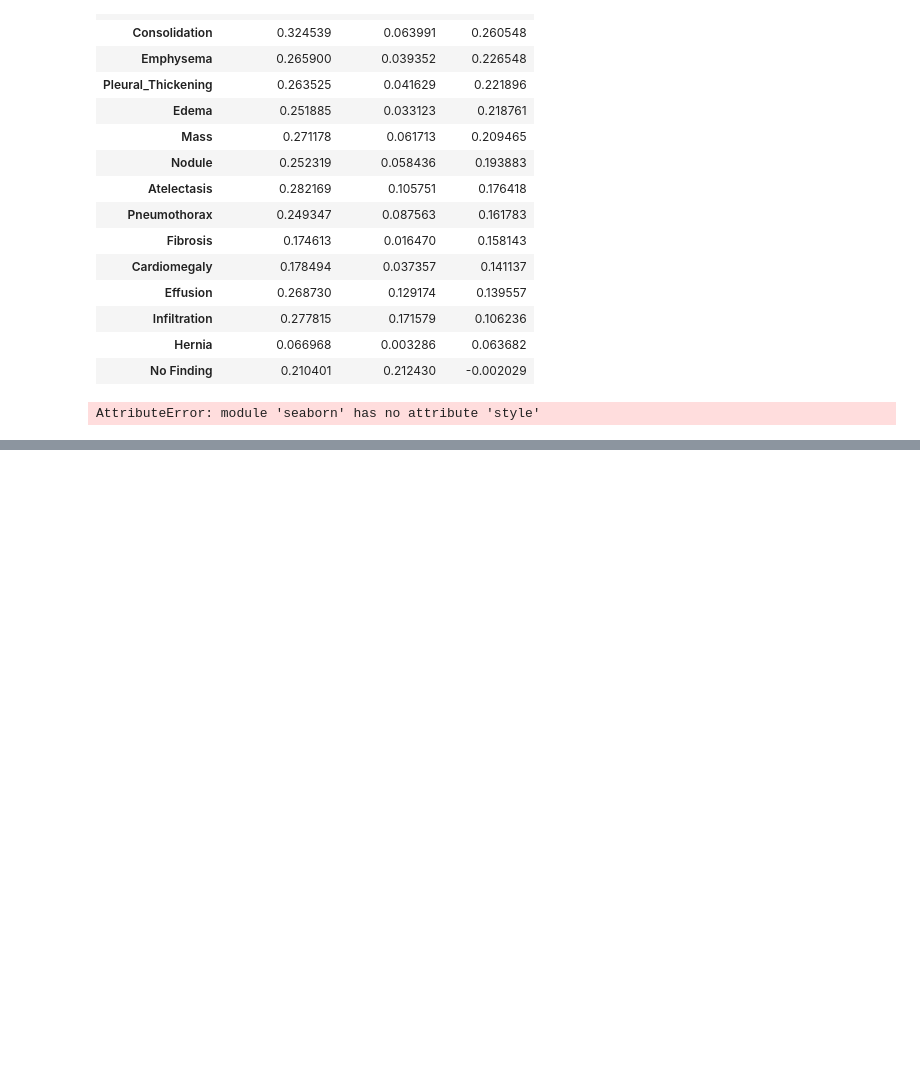
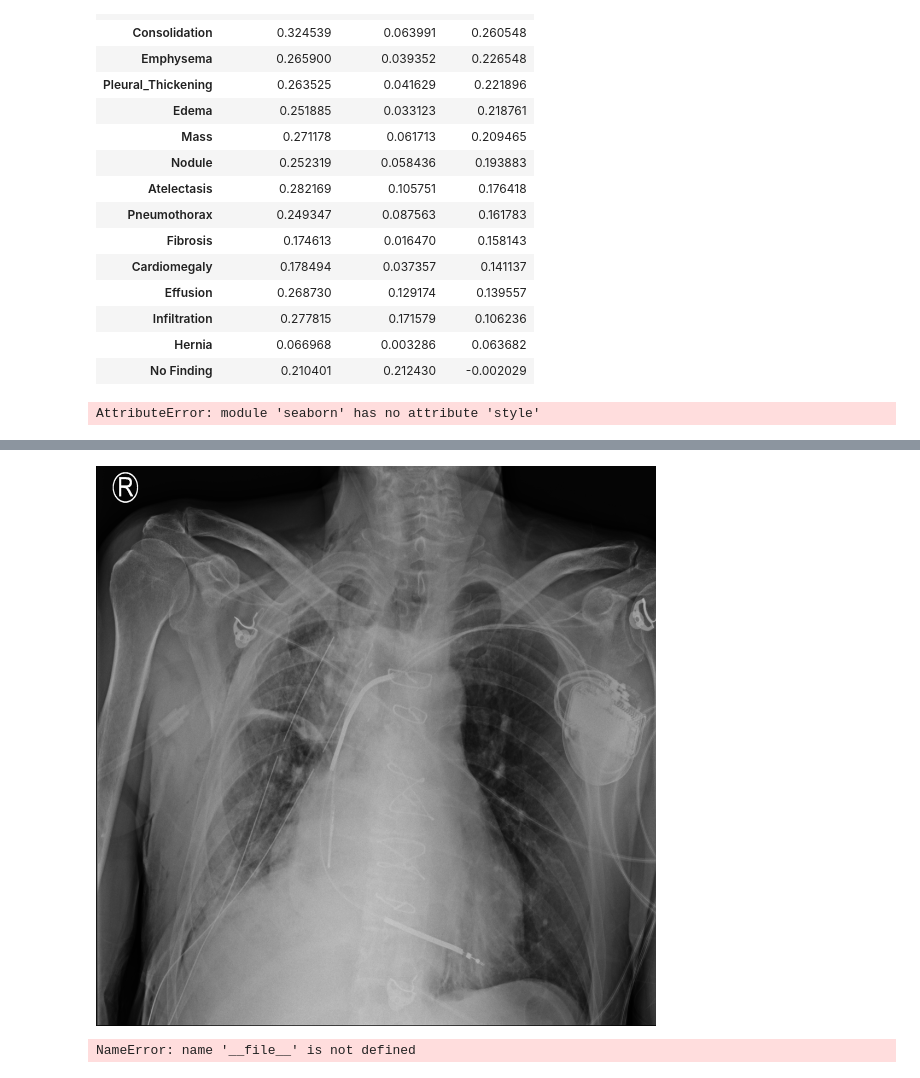
Before and after one commit to foxojs/nih_cxr_project, a Jupyter notebook: vit_pretrained_fine_tune/evaluation.ipynb, the cells around one changed output, grey strips where cells are left out. Cells and saved outputs as stored; diff of their text form; code cells hidden in the pictures; blank space fills up the shorter version.

```diff
--- a/data_exploration/evaluation.ipynb
+++ b/vit_pretrained_fine_tune/evaluation.ipynb
@@ -311,0 +341,12 @@ array([[0.54246483, 0.45753517],
+# %%
+ds_test = load_dataset("alkzar90/NIH-Chest-X-ray-dataset", 'image-classification', split = "test")
+# %%
+ds_test[10]['image']
+# %% [output]
+[figure, added]
+# %%
+
+
+model_path = "ml_project/vit_pretrained_fine_tune/tensorboard_logs/nih_cxr_pretrained_vit/version_19/best_model_epoch=33_val_loss=1.0432363748550415.ckpt"
+# %% [output]
+NameError: name '__file__' is not defined
```
Also changed, not shown: parts of 3 cells of this notebook.
